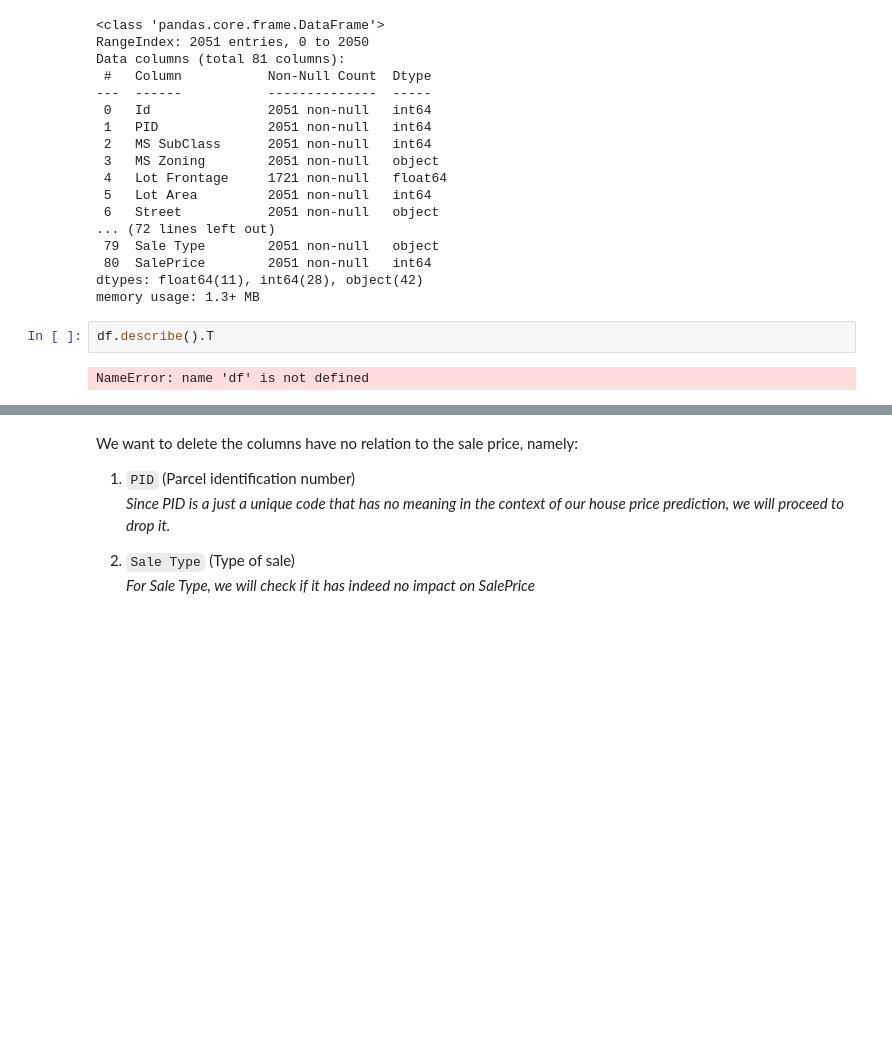
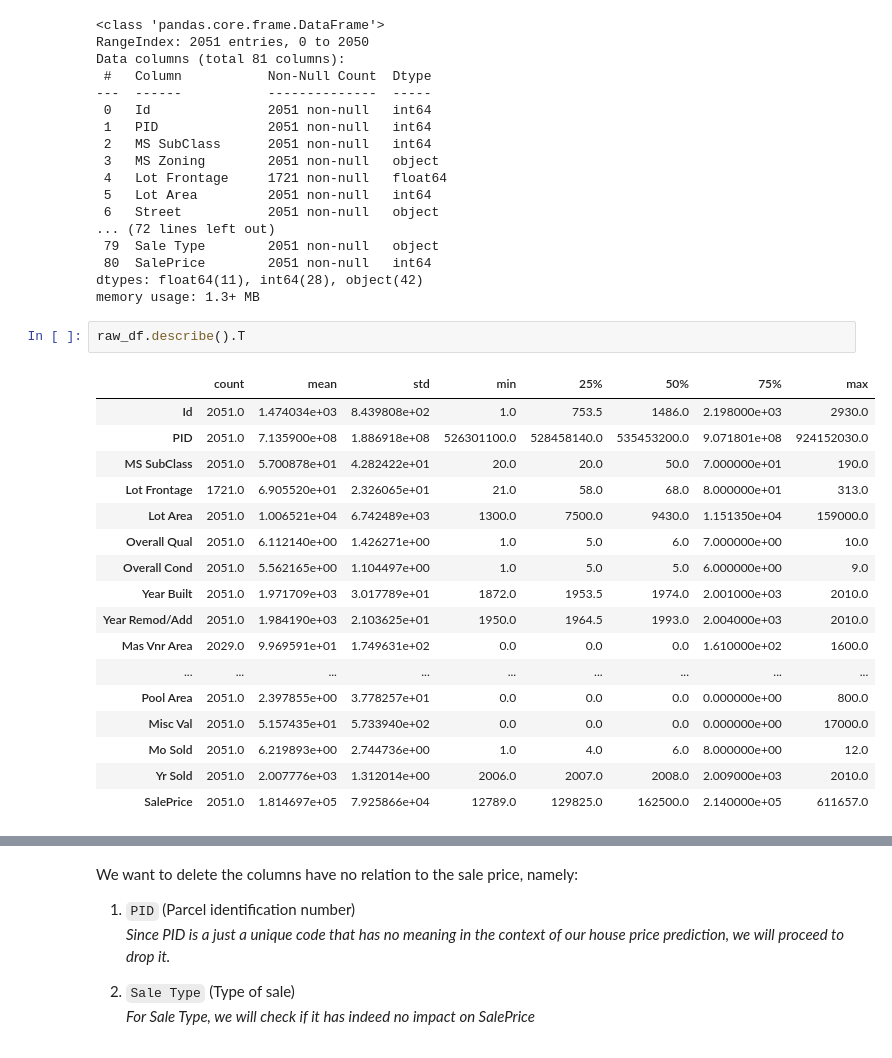
Before and after one commit to looijiawen/ames_houseprice, a Jupyter notebook: Ames_HousePrice.ipynb, the cells around one changed output, grey strips where cells are left out. Cells and saved outputs as stored; diff of their text form; blank space fills up the shorter version.

```diff
--- a/Ames_HousePrice.ipynb
+++ b/Ames_HousePrice.ipynb
@@ -112,10 +112,26 @@ Data columns (total 81 columns):
  80  SalePrice        2051 non-null   int64
 dtypes: float64(11), int64(28), object(42)
 memory usage: 1.3+ MB
-# %%
-df.describe().T
-# %% [output]
-NameError: name 'df' is not defined
+# %%
+raw_df.describe().T
+# %% [output]
+|  | count | mean | std | min | 25% | 50% | 75% | max |
+| Id | 2051.0 | 1.474034e+03 | 8.439808e+02 | 1.0 | 753.5 | 1486.0 | 2.198000e+03 | 2930.0 |
+| PID | 2051.0 | 7.135900e+08 | 1.886918e+08 | 526301100.0 | 528458140.0 | 535453200.0 | 9.071801e+08 | 924152030.0 |
+| MS SubClass | 2051.0 | 5.700878e+01 | 4.282422e+01 | 20.0 | 20.0 | 50.0 | 7.000000e+01 | 190.0 |
+| Lot Frontage | 1721.0 | 6.905520e+01 | 2.326065e+01 | 21.0 | 58.0 | 68.0 | 8.000000e+01 | 313.0 |
+| Lot Area | 2051.0 | 1.006521e+04 | 6.742489e+03 | 1300.0 | 7500.0 | 9430.0 | 1.151350e+04 | 159000.0 |
+| Overall Qual | 2051.0 | 6.112140e+00 | 1.426271e+00 | 1.0 | 5.0 | 6.0 | 7.000000e+00 | 10.0 |
+| Overall Cond | 2051.0 | 5.562165e+00 | 1.104497e+00 | 1.0 | 5.0 | 5.0 | 6.000000e+00 | 9.0 |
+| Year Built | 2051.0 | 1.971709e+03 | 3.017789e+01 | 1872.0 | 1953.5 | 1974.0 | 2.001000e+03 | 2010.0 |
+| Year Remod/Add | 2051.0 | 1.984190e+03 | 2.103625e+01 | 1950.0 | 1964.5 | 1993.0 | 2.004000e+03 | 2010.0 |
+| Mas Vnr Area | 2029.0 | 9.969591e+01 | 1.749631e+02 | 0.0 | 0.0 | 0.0 | 1.610000e+02 | 1600.0 |
+| ... | ... | ... | ... | ... | ... | ... | ... | ... |
+| Pool Area | 2051.0 | 2.397855e+00 | 3.778257e+01 | 0.0 | 0.0 | 0.0 | 0.000000e+00 | 800.0 |
+| Misc Val | 2051.0 | 5.157435e+01 | 5.733940e+02 | 0.0 | 0.0 | 0.0 | 0.000000e+00 | 17000.0 |
+| Mo Sold | 2051.0 | 6.219893e+00 | 2.744736e+00 | 1.0 | 4.0 | 6.0 | 8.000000e+00 | 12.0 |
+| Yr Sold | 2051.0 | 2.007776e+03 | 1.312014e+00 | 2006.0 | 2007.0 | 2008.0 | 2.009000e+03 | 2010.0 |
+| SalePrice | 2051.0 | 1.814697e+05 | 7.925866e+04 | 12789.0 | 129825.0 | 162500.0 | 2.140000e+05 | 611657.0 |
 # %%
 # Dictionary showing the values for each categorial/nominal columns
 
```
Also changed, not shown: parts of 132 cells of this notebook.
